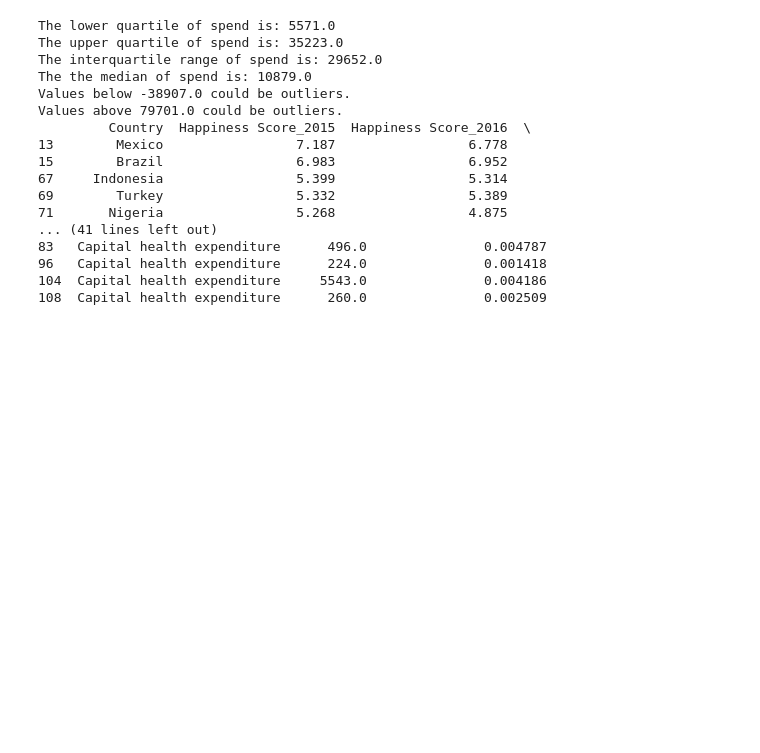
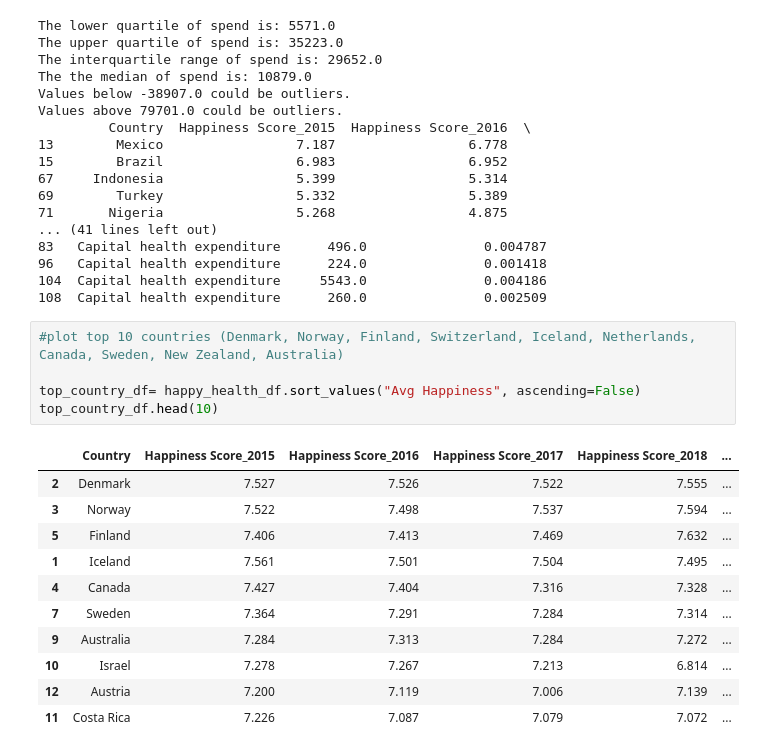
Before and after one commit to reginesgit/Factors-Contributing-to-a-Countrys-Happiness, a Jupyter notebook: Healthcare/healthmergehappy.ipynb, the cells around one changed output. Cells and saved outputs as stored; diff of their text form; blank space fills up the shorter version.

Commit message:
adding info in health

```diff
--- a/Healthcare/healthmergehappy.ipynb
+++ b/Healthcare/healthmergehappy.ipynb
@@ -346,3 +351,20 @@ Values above 79701.0 could be outliers.
 96   Capital health expenditure      224.0               0.001418
 104  Capital health expenditure     5543.0               0.004186
 108  Capital health expenditure      260.0               0.002509
+# %%
+#plot top 10 countries (Denmark, Norway, Finland, Switzerland, Iceland, Netherlands, Canada, Sweden, New Zealand, Australia)
+
+top_country_df= happy_health_df.sort_values("Avg Happiness", ascending=False)
+top_country_df.head(10)
+# %% [output]
+|  | Country | Happiness Score_2015 | Happiness Score_2016 | Happiness Score_2017 | Happiness Score_2018 | ... |
+| 2 | Denmark | 7.527 | 7.526 | 7.522 | 7.555 | ... |
+| 3 | Norway | 7.522 | 7.498 | 7.537 | 7.594 | ... |
+| 5 | Finland | 7.406 | 7.413 | 7.469 | 7.632 | ... |
+| 1 | Iceland | 7.561 | 7.501 | 7.504 | 7.495 | ... |
+| 4 | Canada | 7.427 | 7.404 | 7.316 | 7.328 | ... |
+| 7 | Sweden | 7.364 | 7.291 | 7.284 | 7.314 | ... |
+| 9 | Australia | 7.284 | 7.313 | 7.284 | 7.272 | ... |
+| 10 | Israel | 7.278 | 7.267 | 7.213 | 6.814 | ... |
+| 12 | Austria | 7.200 | 7.119 | 7.006 | 7.139 | ... |
+| 11 | Costa Rica | 7.226 | 7.087 | 7.079 | 7.072 | ... |
```
Also changed, not shown: parts of 4 cells of this notebook, 4 other files.
